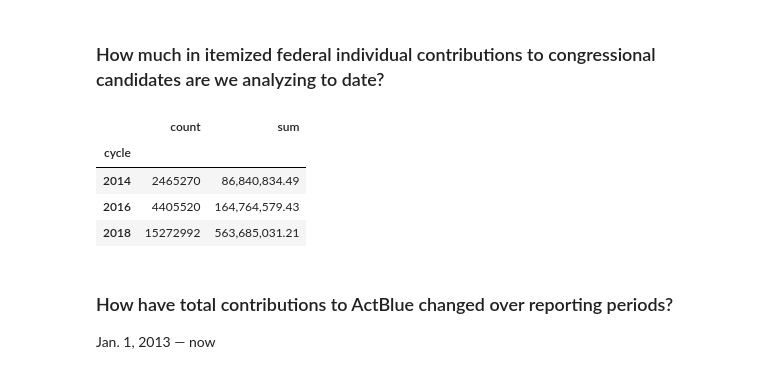
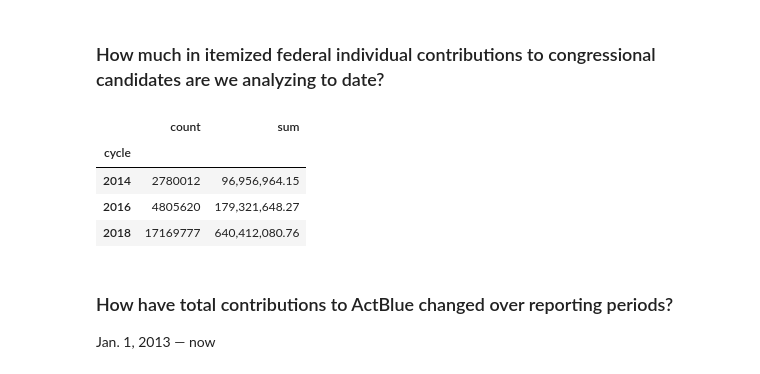
Before and after one commit to PublicI/actblue-analysis, a Jupyter notebook: analysis.ipynb, the cells around one changed output. Drawn from its saved outputs; the diff is of its cells as text; code cells hidden in the pictures.

```diff
--- a/analysis.ipynb
+++ b/analysis.ipynb
@@ -416,37 +417,37 @@ actblue_congress_contrib_count_by_cycle.to_csv('data/actblue_contribs_by_cycle.c
 # %%
 actblue_congress_contrib_totals_to_date = read_or_save(
     'actblue_congress_contrib_totals_to_date',
     lambda: pd.read_sql("""
     SELECT extract(YEAR
                    FROM contribution_date) AS YEAR,
            count(*),
            sum(contribution_amount)
     FROM actblue_contribs
     WHERE coalesce(beneficiary_candidate_office,cand_office) IN ('H',
                                            'S')
       AND ((contribution_date >= '2017-01-01'
-           AND contribution_date <= '2018-09-30')
+           AND contribution_date <= '2018-10-17')
       OR (contribution_date >= '2015-01-01'
-          AND contribution_date <= '2016-09-30')
+          AND contribution_date <= '2016-10-17')
       OR (contribution_date >= '2013-01-01'
-          AND contribution_date <= '2014-09-30'))
+          AND contribution_date <= '2014-10-17'))
     GROUP BY extract(YEAR
                      FROM contribution_date);
     """, con=conn)
 )
 
 actblue_congress_contrib_totals_to_date['cycle'] = actblue_congress_contrib_totals_to_date[~actblue_congress_contrib_totals_to_date['year'].isna()]['year'].apply(cycle)
 
 actblue_congress_contrib_count_by_cycle_to_date = pd.DataFrame(
     actblue_congress_contrib_totals_to_date.groupby(actblue_congress_contrib_totals_to_date['cycle'])['count','sum'].sum()
 )
 actblue_congress_contrib_count_by_cycle_to_date
 # %% [output]
 |  | count | sum |
 | cycle |  |  |
-| 2014 | 2465270 | 86,840,834.49 |
-| 2016 | 4405520 | 164,764,579.43 |
-| 2018 | 15272992 | 563,685,031.21 |
+| 2014 | 2780012 | 96,956,964.15 |
+| 2016 | 4805620 | 179,321,648.27 |
+| 2018 | 17169777 | 640,412,080.76 |
 # %% [markdown]
 ### How have total contributions to ActBlue changed over reporting periods?
 Jan. 1, 2013 — now
```
Also changed, not shown: parts of 65 cells of this notebook, 44 other files.
